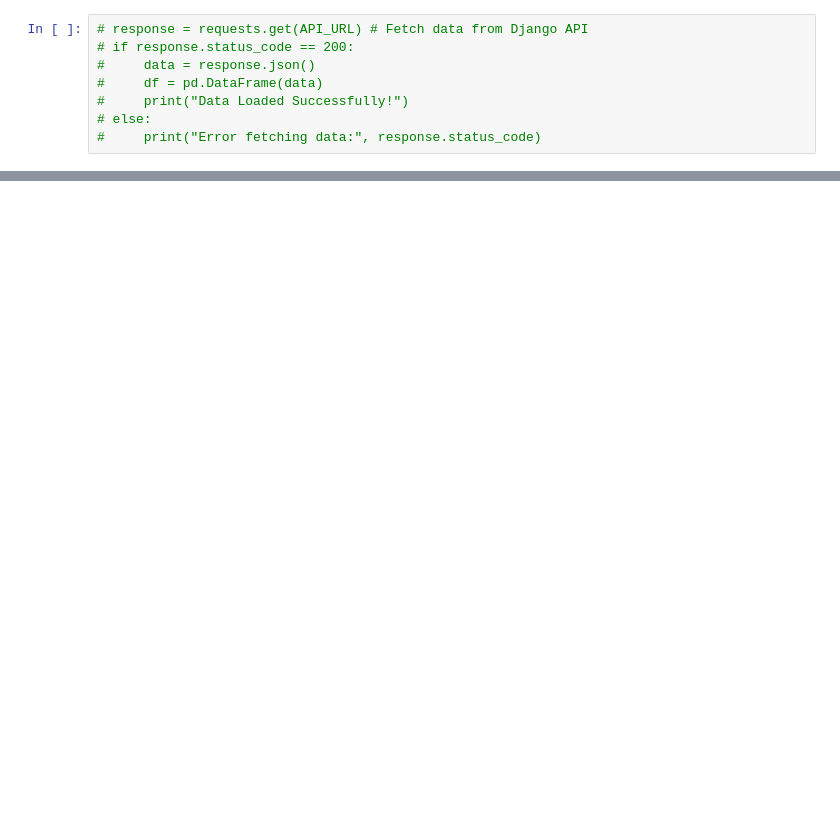
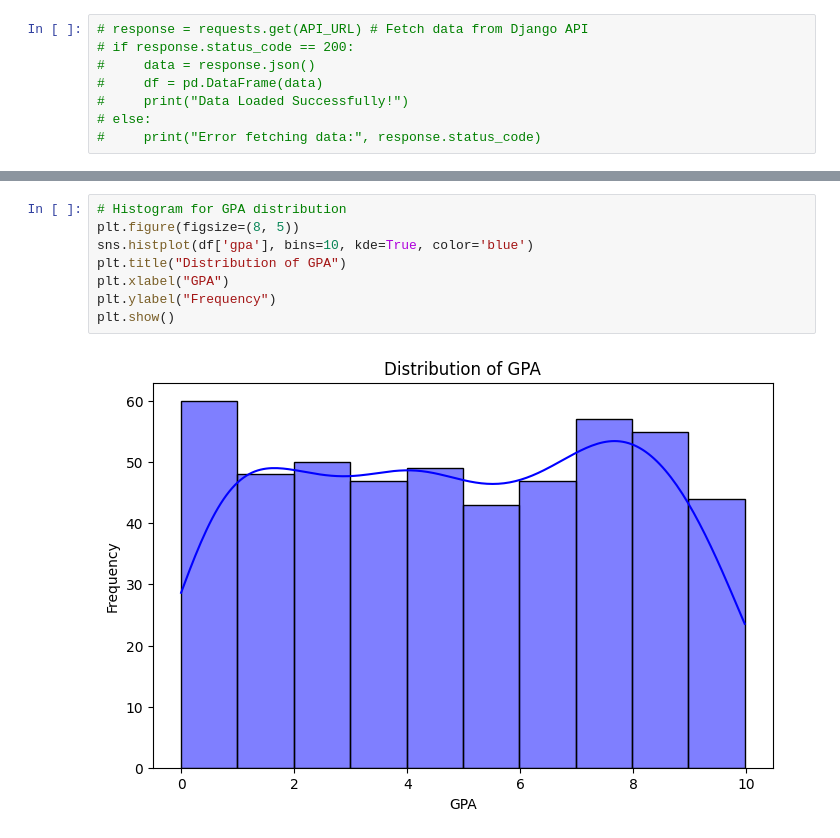
Before and after one commit to AmulyaJain2004/Student-Productivity-Study-Habits-Analysis, a Jupyter notebook: ML_notebooks/Survey_Preprocessing.ipynb, the cells around one changed output, grey strips where cells are left out. Saved outputs shown, nothing was run; the diff lists cells and outputs as text; blank space fills up the shorter version.

```diff
--- a/ML_notebooks/Survey_Preprocessing.ipynb
+++ b/ML_notebooks/Survey_Preprocessing.ipynb
@@ -27,0 +127,10 @@ df.head()
+# %%
+# Histogram for GPA distribution
+plt.figure(figsize=(8, 5))
+sns.histplot(df['gpa'], bins=10, kde=True, color='blue')
+plt.title("Distribution of GPA")
+plt.xlabel("GPA")
+plt.ylabel("Frequency")
+plt.show()
+# %% [output]
+[figure, added]
```
Also changed, not shown: parts of 19 cells of this notebook.
